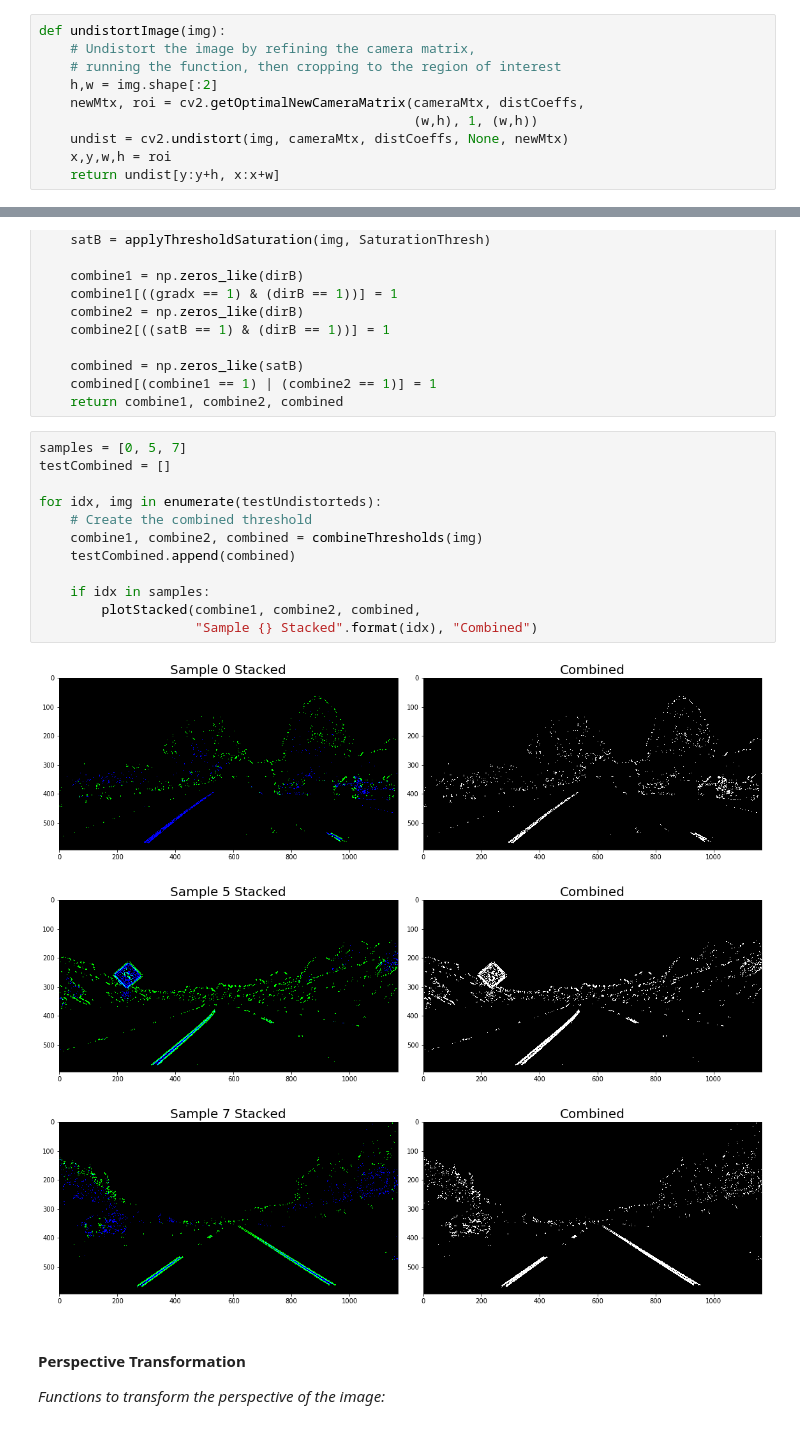
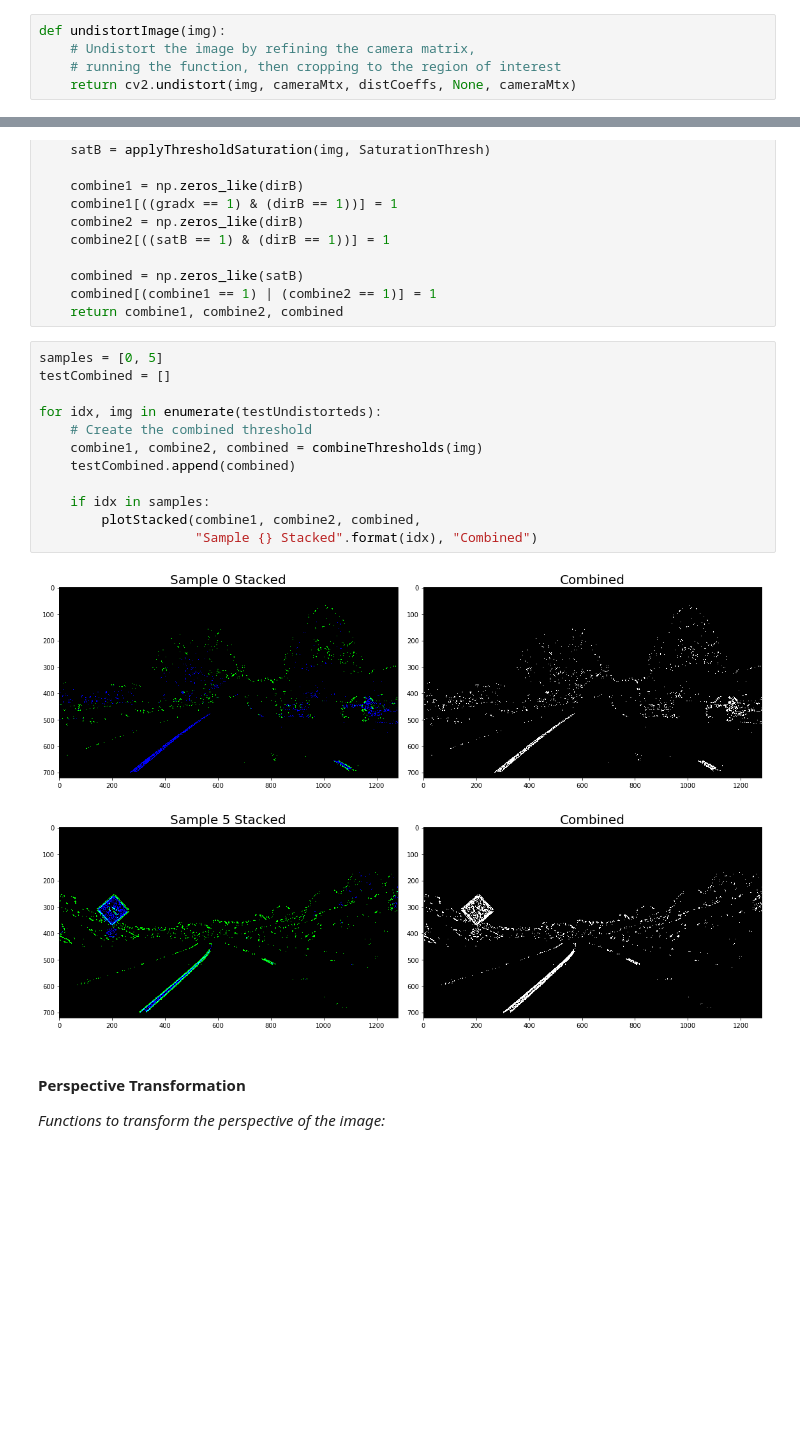
Before and after one commit to Merberg/CarND-Advanced-Lane-Lines, a Jupyter notebook: AdvancedLaneFinding.ipynb, the cells around one changed output, grey strips where cells are left out. Saved outputs shown, nothing was run; the diff lists cells and outputs as text; blank space fills up the shorter version.

Commit message:
corrected undistorted and class work

```diff
--- a/AdvancedLaneFinding.ipynb
+++ b/AdvancedLaneFinding.ipynb
@@ -165,12 +174,7 @@ _Functions for undistortion:_
 def undistortImage(img):
     # Undistort the image by refining the camera matrix,
     # running the function, then cropping to the region of interest
-    h,w = img.shape[:2]
-    newMtx, roi = cv2.getOptimalNewCameraMatrix(cameraMtx, distCoeffs,
-                                                (w,h), 1, (w,h))
-    undist = cv2.undistort(img, cameraMtx, distCoeffs, None, newMtx)
-    x,y,w,h = roi
-    return undist[y:y+h, x:x+w]
+    return cv2.undistort(img, cameraMtx, distCoeffs, None, cameraMtx)
 # %% [markdown]
 _Testing/Plotting Cell:_
 # %%
@@ -282,21 +291,20 @@ def combineThresholds(img):
     combined[(combine1 == 1) | (combine2 == 1)] = 1
     return combine1, combine2, combined
 # %%
-samples = [0, 5, 7]
+samples = [0, 5]
 testCombined = []
 
 for idx, img in enumerate(testUndistorteds):
     # Create the combined threshold
     combine1, combine2, combined = combineThresholds(img)
     testCombined.append(combined)
 
     if idx in samples:
         plotStacked(combine1, combine2, combined,
                     "Sample {} Stacked".format(idx), "Combined")
 # %% [output]
-[figure, old version]
+[figure, new version]
-[figure, old version]
+[figure, new version]
-[figure, removed]
 # %% [markdown]
 #### Perspective Transformation ####
 _Functions to transform the perspective of the image:_
```
Also changed, not shown: parts of 14 cells of this notebook.
